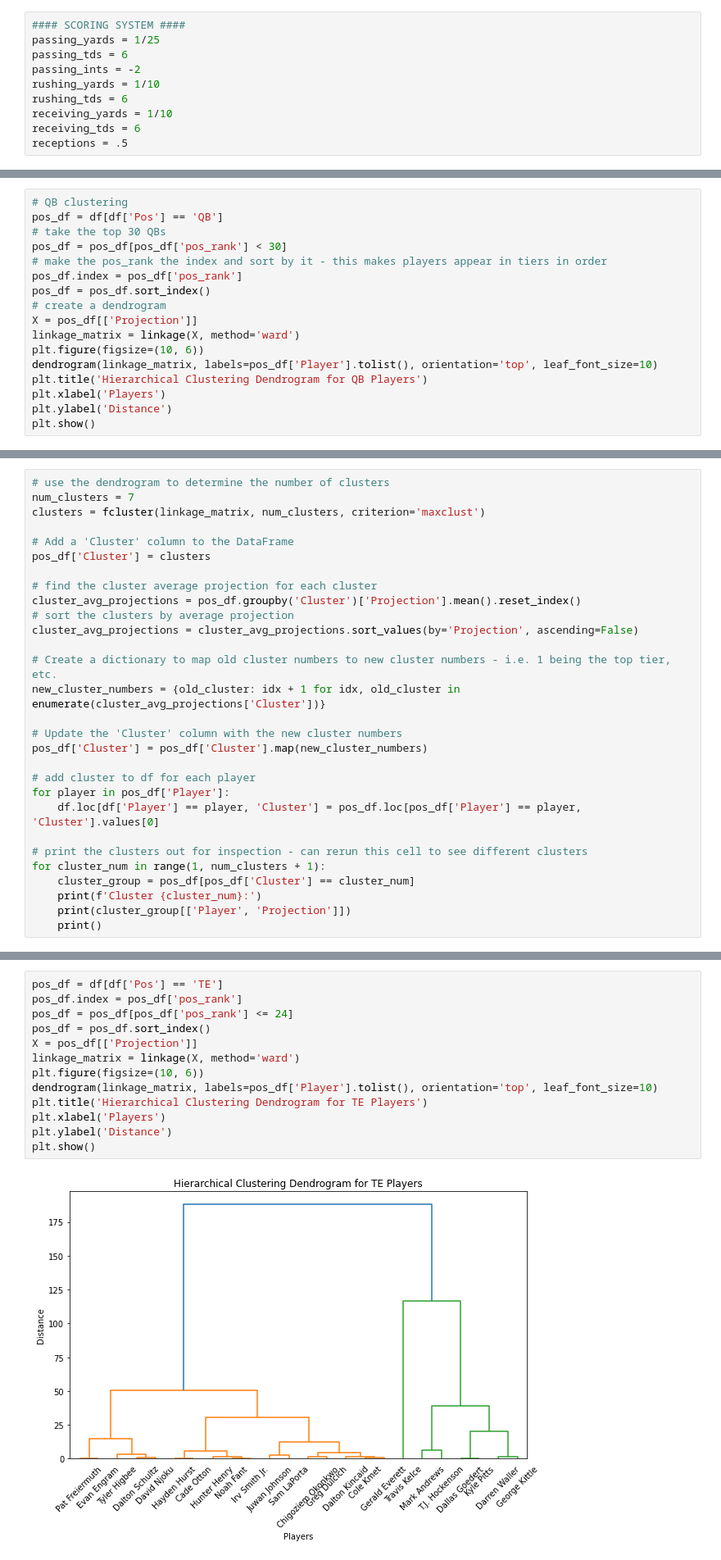
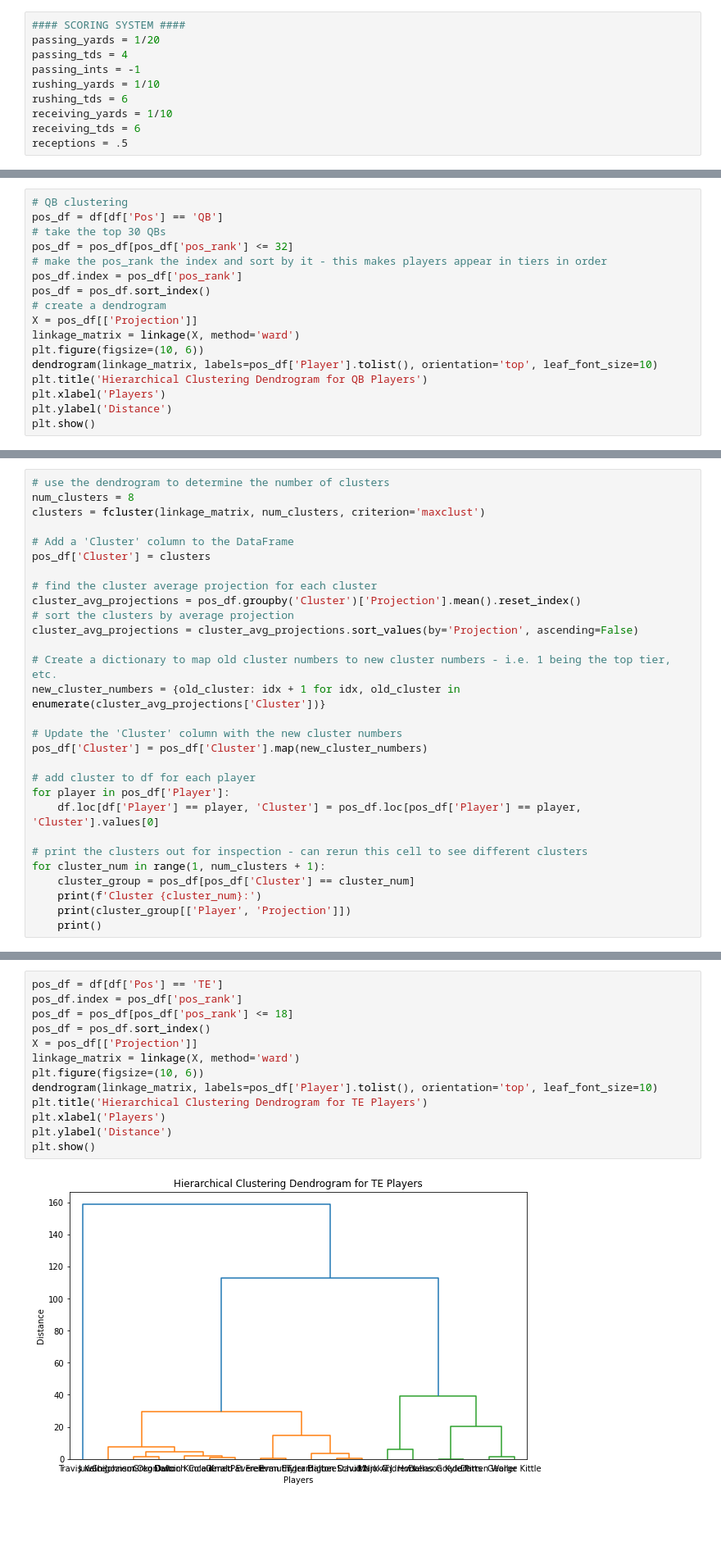
Before and after one commit to zwayne24/Fantasy-Football-Optimizer, a Jupyter notebook: FFO_DataSetup.ipynb, the cells around one changed output, grey strips where cells are left out. Shown at 82% size. Drawn from its saved outputs; the diff is of its cells as text; blank space fills up the shorter version.

```diff
--- a/FFO_DataSetup.ipynb
+++ b/FFO_DataSetup.ipynb
@@ -16,9 +16,9 @@ dstproj = pd.read_csv('/Users/zachwayne/Documents/Github/Fantasy-Football-Optimi
 adp = pd.read_csv('/Users/zachwayne/Documents/Github/Fantasy-Football-Optimizer/FantasyProsData/FantasyPros_2023_Overall_ADP_Rankings.csv')
 # %%
 #### SCORING SYSTEM ####
-passing_yards = 1/25
-passing_tds = 6
-passing_ints = -2
+passing_yards = 1/20
+passing_tds = 4
+passing_ints = -1
 rushing_yards = 1/10
 rushing_tds = 6
 receiving_yards = 1/10
@@ -77,7 +77,7 @@ df = df[['Player', 'Projection', 'Pos', 'Rank', 'pos_rank']]
 # QB clustering
 pos_df = df[df['Pos'] == 'QB']
 # take the top 30 QBs
-pos_df = pos_df[pos_df['pos_rank'] < 30]
+pos_df = pos_df[pos_df['pos_rank'] <= 32]
 # make the pos_rank the index and sort by it - this makes players appear in tiers in order
 pos_df.index = pos_df['pos_rank']
 pos_df = pos_df.sort_index()
@@ -95,6 +95,6 @@ plt.show()
 # %%
 # use the dendrogram to determine the number of clusters
-num_clusters = 7
+num_clusters = 8
 clusters = fcluster(linkage_matrix, num_clusters, criterion='maxclust')
 
 # Add a 'Cluster' column to the DataFrame
@@ -208,18 +208,18 @@ pos_rank
 # %%
 pos_df = df[df['Pos'] == 'TE']
 pos_df.index = pos_df['pos_rank']
-pos_df = pos_df[pos_df['pos_rank'] <= 24]
+pos_df = pos_df[pos_df['pos_rank'] <= 18]
 pos_df = pos_df.sort_index()
 X = pos_df[['Projection']]
 linkage_matrix = linkage(X, method='ward')
 plt.figure(figsize=(10, 6))
 dendrogram(linkage_matrix, labels=pos_df['Player'].tolist(), orientation='top', leaf_font_size=10)
 plt.title('Hierarchical Clustering Dendrogram for TE Players')
 plt.xlabel('Players')
 plt.ylabel('Distance')
 plt.show()
 # %% [output]
-[figure, old version]
+[figure, new version]
 # %%
 num_clusters = 7
 clusters = fcluster(linkage_matrix, num_clusters, criterion='maxclust')
```
Also changed, not shown: parts of 6 cells of this notebook, 7 other files.
